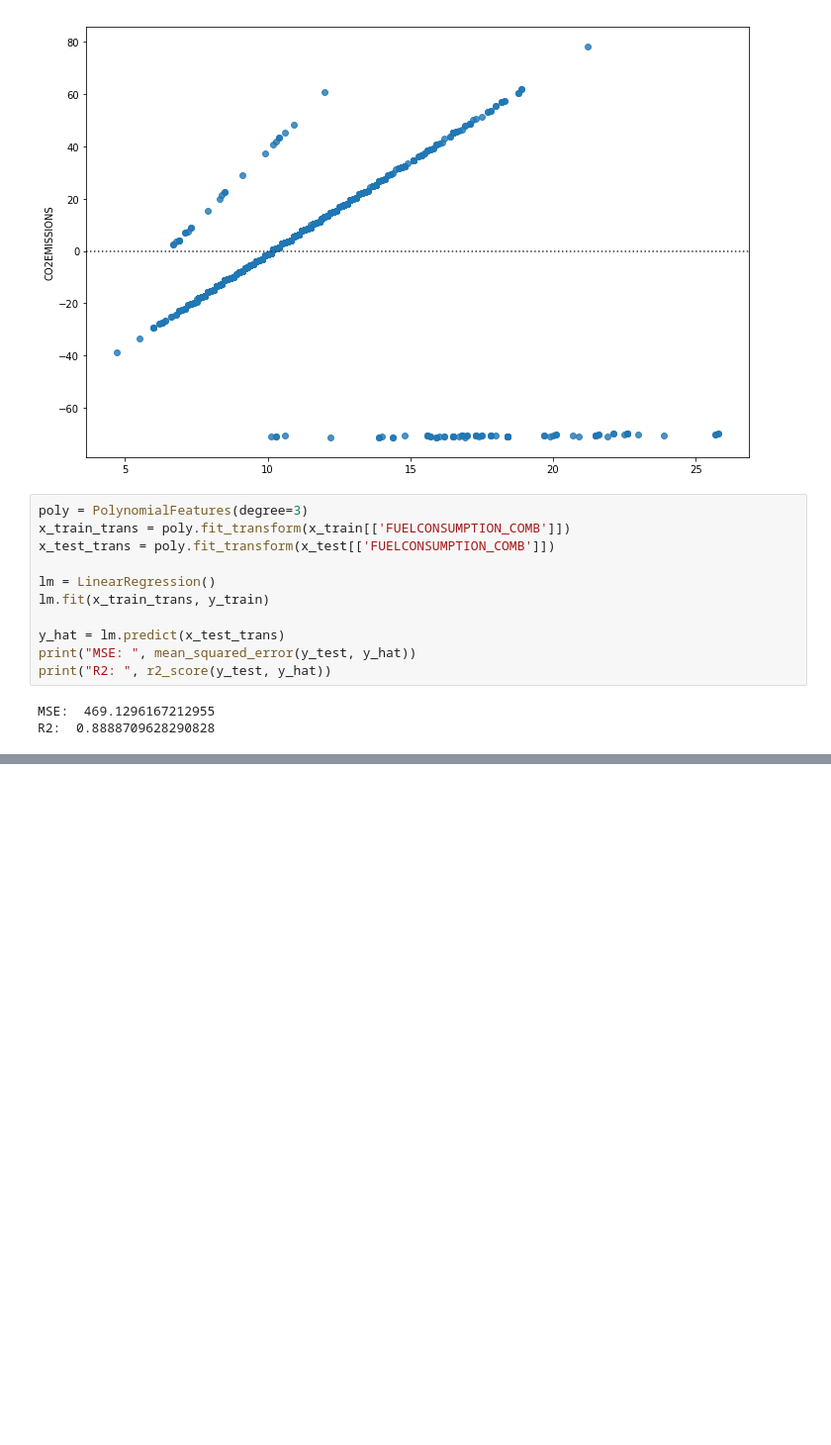
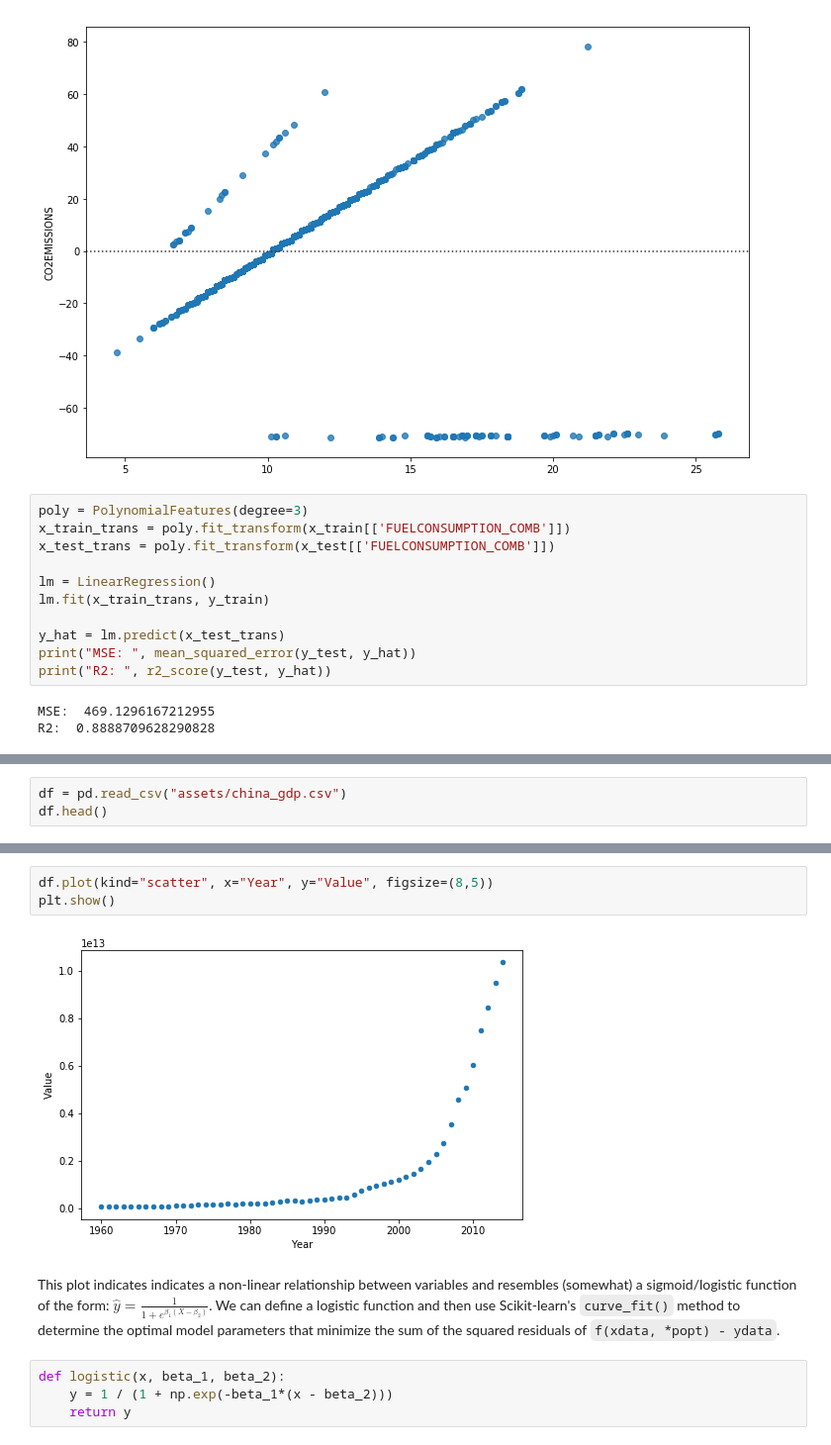
Before and after one commit to amypeniston/data-science-toolbox, a Jupyter notebook: Machine_Learning.ipynb, the cells around one changed output, grey strips where cells are left out. Shown at 99% size. Drawn from its saved outputs; the diff is of its cells as text; blank space fills up the shorter version.

````diff
--- a/Machine_Learning.ipynb
+++ b/Machine_Learning.ipynb
@@ -238,0 +244,3 @@ R2:  0.8888709628290828
+# %%
+df = pd.read_csv("assets/china_gdp.csv")
+df.head()
@@ -238,0 +254,11 @@ R2:  0.8888709628290828
+# %%
+df.plot(kind="scatter", x="Year", y="Value", figsize=(8,5))
+plt.show()
+# %% [output]
+[figure, added]
+# %% [markdown]
+This plot indicates indicates a non-linear relationship between variables and resembles (somewhat) a sigmoid/logistic function of the form: $\hat{y} = \frac{1}{1 + e^{\beta_1(X-\beta_2)}}$. We can define a logistic function and then use Scikit-learn's ```curve_fit()``` method to determine the optimal model parameters that minimize the sum of the squared residuals of ```f(xdata, *popt) - ydata```.
+# %%
+def logistic(x, beta_1, beta_2):
+    y = 1 / (1 + np.exp(-beta_1*(x - beta_2)))
+    return y
````
Also changed, not shown: parts of 8 cells of this notebook, 1 other file.
